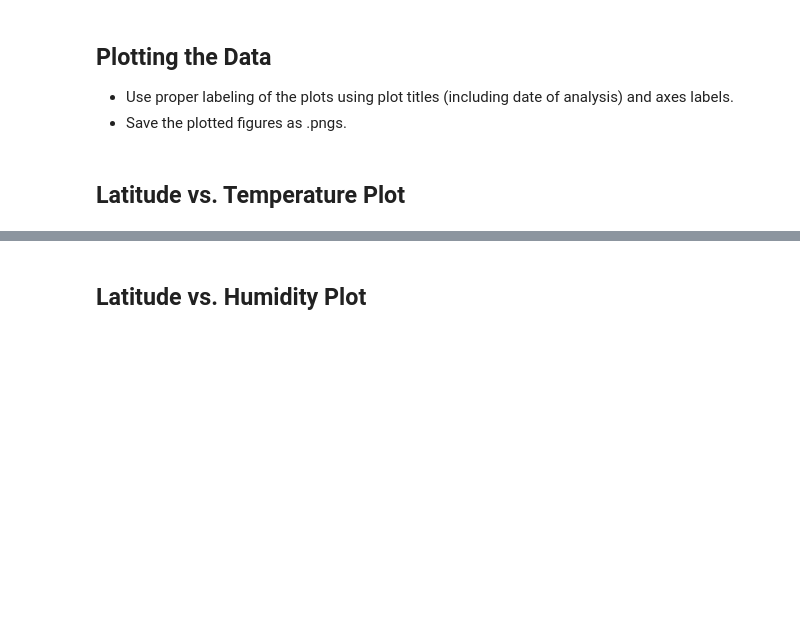
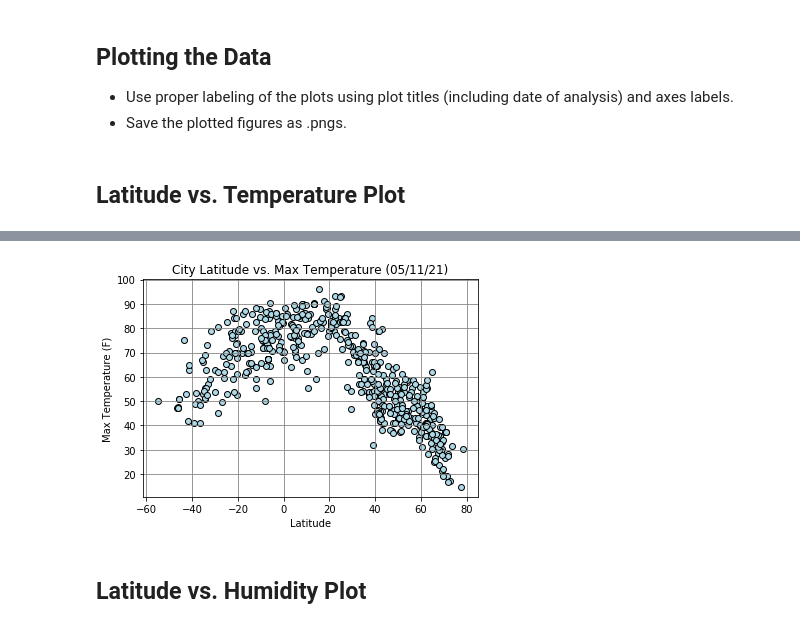
Before and after one commit to pfeliciano1/WeatherPy-VacationPy, a Jupyter notebook: WeatherPy/WeatherPy.ipynb, the cells around one changed output, grey strips where cells are left out. Saved outputs shown, nothing was run; the diff lists cells and outputs as text; code cells hidden in the pictures; blank space fills up the shorter version.

Commit message:
Plotting Lat Data Scatter

```diff
--- a/WeatherPy/WeatherPy.ipynb
+++ b/WeatherPy/WeatherPy.ipynb
@@ -214,2 +211,13 @@ Int64Index([], dtype='int64')
+# %%
+# Create a scatter plot of Latitude vs Max Temp
+plt.scatter(city_data_df["Lat"],city_data_df["Max Temp"],edgecolors="black",facecolors="lightblue",alpha=1)
+plt.title("City Latitude vs. Max Temperature (05/11/21)")
+plt.xlabel("Latitude")
+plt.ylabel("Max Temperature (F)")
+plt.grid (b=True,which="major",axis="both",linestyle="-",color="grey")
+# plt.savefig("../Images/latvsmaxtemp.png")
+plt.show()
+# %% [output]
+[figure, added]
 # %% [markdown]
 ## Latitude vs. Humidity Plot
```
Also changed, not shown: parts of 7 cells of this notebook.
